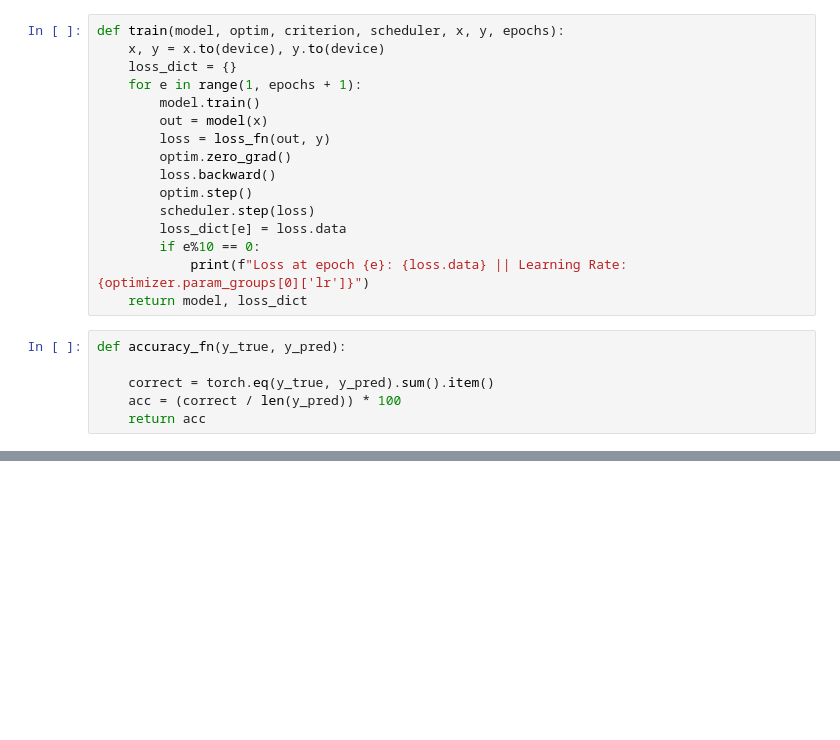
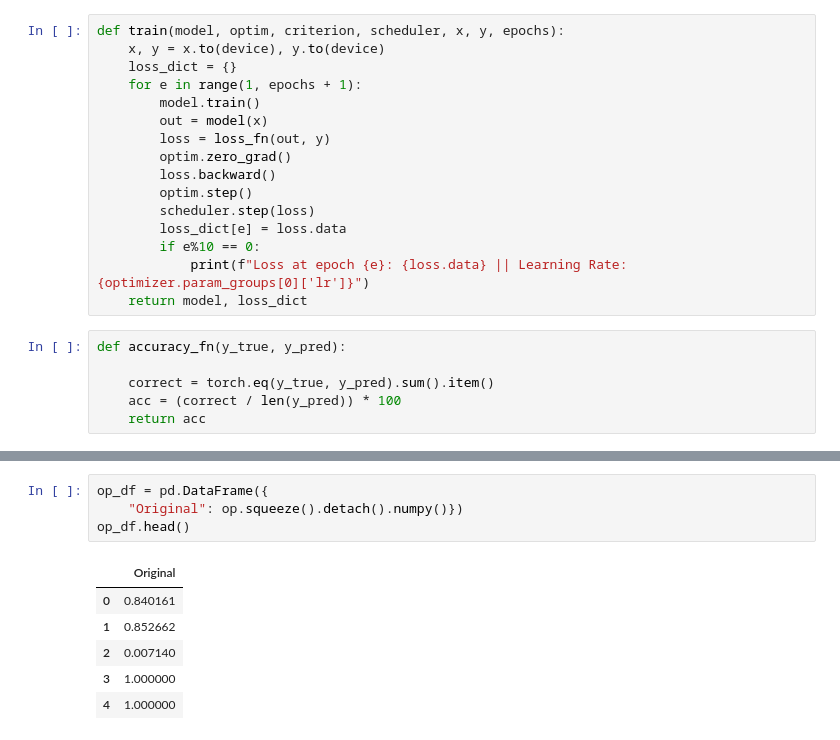
Before and after one commit to NotManigandan/Anomaly-Detection-On-Encrypted-Traffic, a Jupyter notebook: ANN.ipynb, the cells around one changed output, grey strips where cells are left out. Cells and saved outputs as stored; diff of their text form; blank space fills up the shorter version.

```diff
--- a/ANN.ipynb
+++ b/ANN.ipynb
@@ -152,3 +169,14 @@ Accuracy on plain test_set: 0.9423360228538513
+# %%
+op_df = pd.DataFrame({
+    "Original": op.squeeze().detach().numpy()})
+op_df.head()
+# %% [output]
+|  | Original |
+| 0 | 0.840161 |
+| 1 | 0.852662 |
+| 2 | 0.007140 |
+| 3 | 1.000000 |
+| 4 | 1.000000 |
 # %%
 op = op.squeeze().detach().numpy()
 for i in range(len(op)):
```
Also changed, not shown: parts of 20 cells of this notebook.
